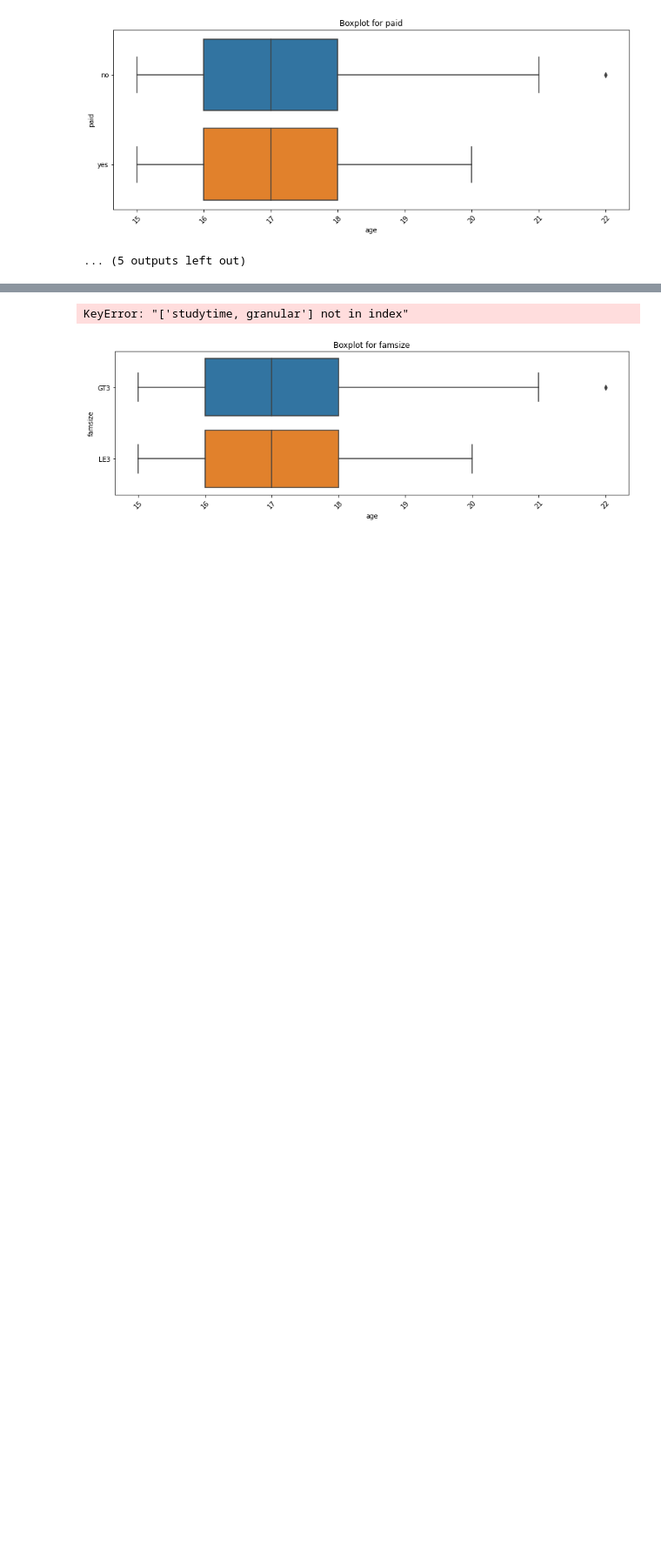
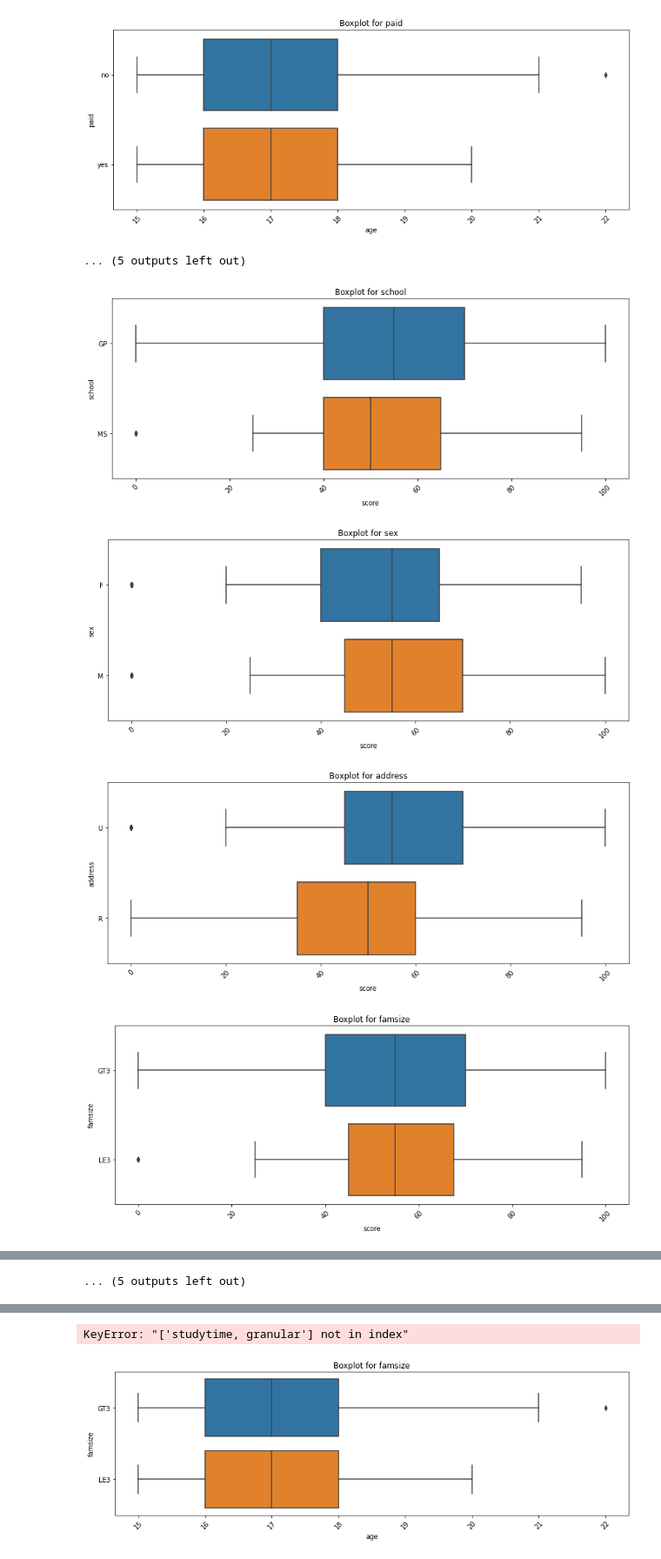
Before and after one commit to tempcat07/module_2, a Jupyter notebook: stud.ipynb, the cells around one changed output, grey strips where cells are left out. Shown at 87% size. Saved outputs shown, nothing was run; the diff lists cells and outputs as text; code cells hidden in the pictures; blank space fills up the shorter version.

Commit message:
add comment ab data

```diff
--- a/stud.ipynb
+++ b/stud.ipynb
@@ -319,3 +319,21 @@ for col in ['school', 'sex', 'address', 'famsize', 'Pstatus', 'Mjob', 'Fjob',
 [figure]
 [figure]
 ... (5 outputs left out)
+# %%
+def get_boxplot(column):
+    fig, ax = plt.subplots(figsize = (14, 5))
+    sns.boxplot(y=column, x='score',
+                data=stud.loc[stud.loc[:, column].isin(stud.loc[:, column].value_counts().index[:5])],
+               ax=ax, orient='h')
+    plt.xticks(rotation=45)
+    ax.set_title('Boxplot for ' + column)
+    plt.show()
+for col in ['school', 'sex', 'address', 'famsize', 'Pstatus', 'Mjob', 'Fjob',
+       'reason', 'guardian', 'schoolsup', 'famsup', 'paid', 'activities',
+       'nursery', 'higher', 'internet', 'romantic']:
+    get_boxplot(col)
+# %% [output]
+[figure, added]
+[figure, added]
+[figure, added]
+[figure, added]
@@ -321,0 +348 @@ for col in ['school', 'sex', 'address', 'famsize', 'Pstatus', 'Mjob', 'Fjob',
+... (5 outputs left out)
```
Also changed, not shown: parts of 3 cells of this notebook.
